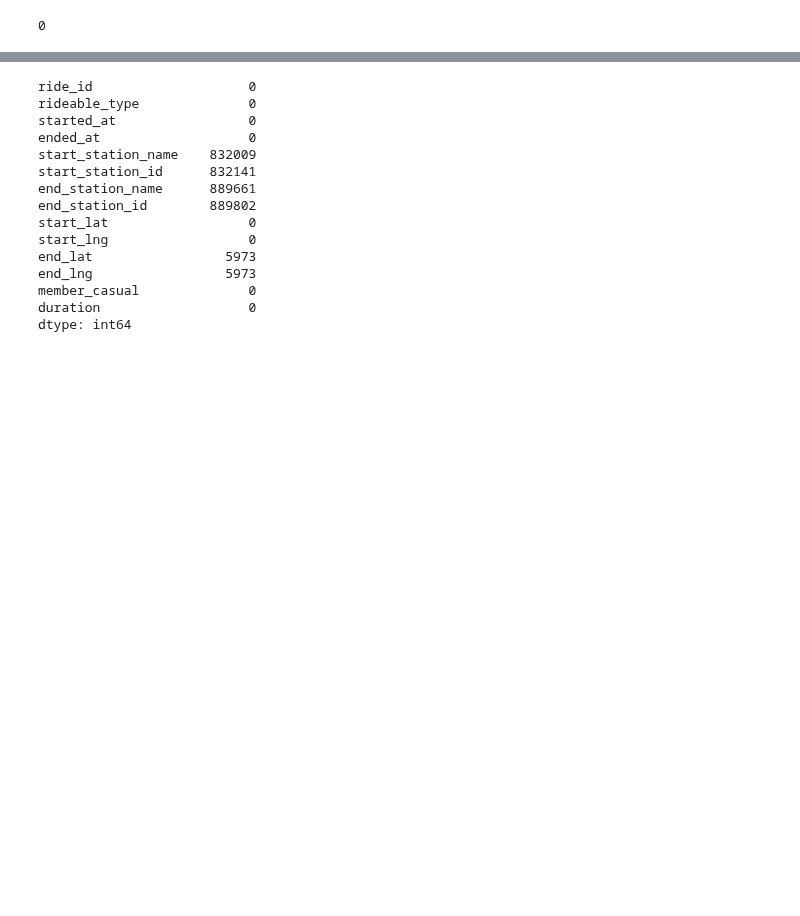
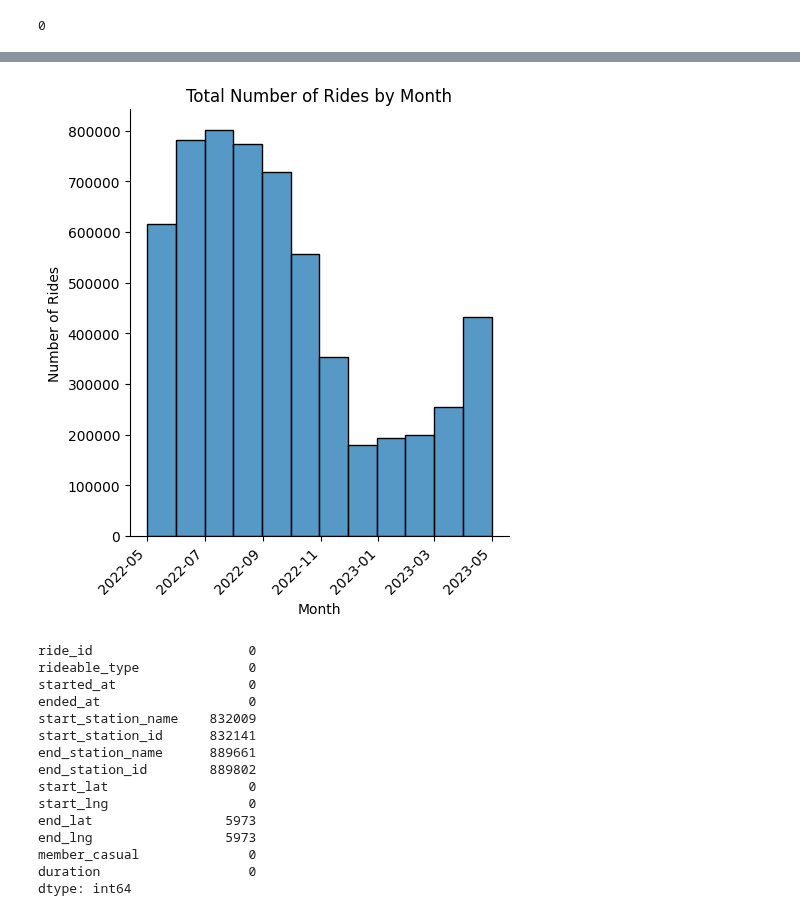
Before and after one commit to andyguo0228/bike_share_python, a Jupyter notebook: scratchbook.ipynb, the cells around one changed output, grey strips where cells are left out. Saved outputs shown, nothing was run; the diff lists cells and outputs as text; code cells hidden in the pictures; blank space fills up the shorter version.

```diff
--- a/scratchbook.ipynb
+++ b/scratchbook.ipynb
@@ -107,3 +113,12 @@ drop 1,325,390 rows
+# %%
+sns.displot(df, x='started_at', bins=12)
+plt.title('Total Number of Rides by Month')
+plt.xlabel('Month')
+plt.ylabel('Number of Rides')
+plt.xticks(rotation=45, horizontalalignment='right')
+plt.show()
+# %% [output]
+[figure, added]
 # %%
 # Check for missing values
 df.isnull().sum()
```
Also changed, not shown: parts of 3 cells of this notebook.
